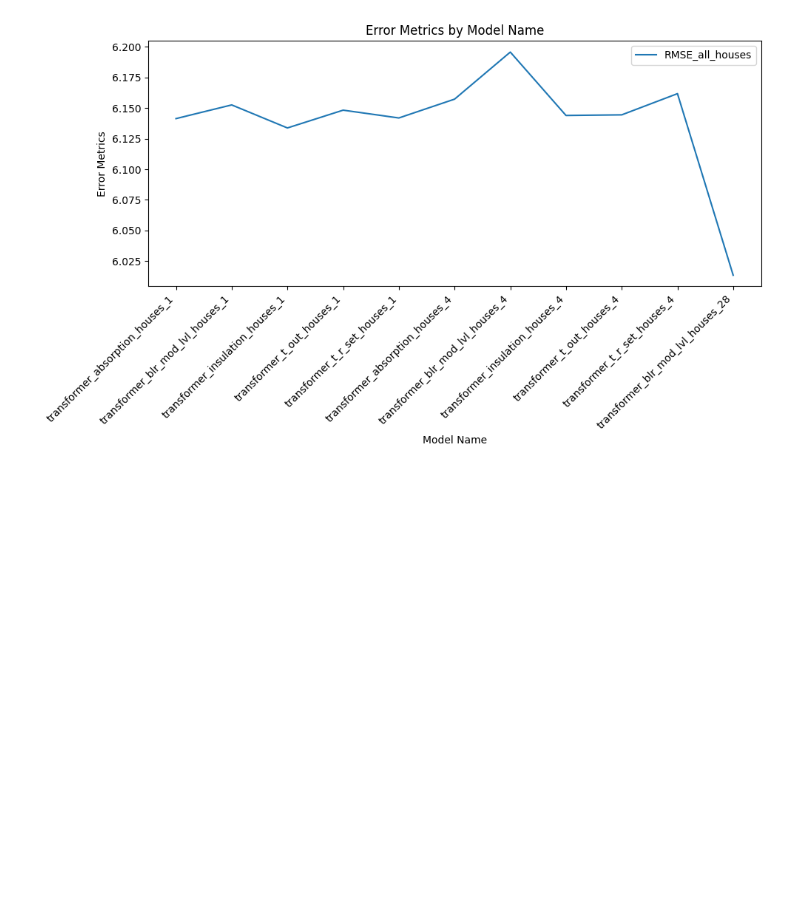
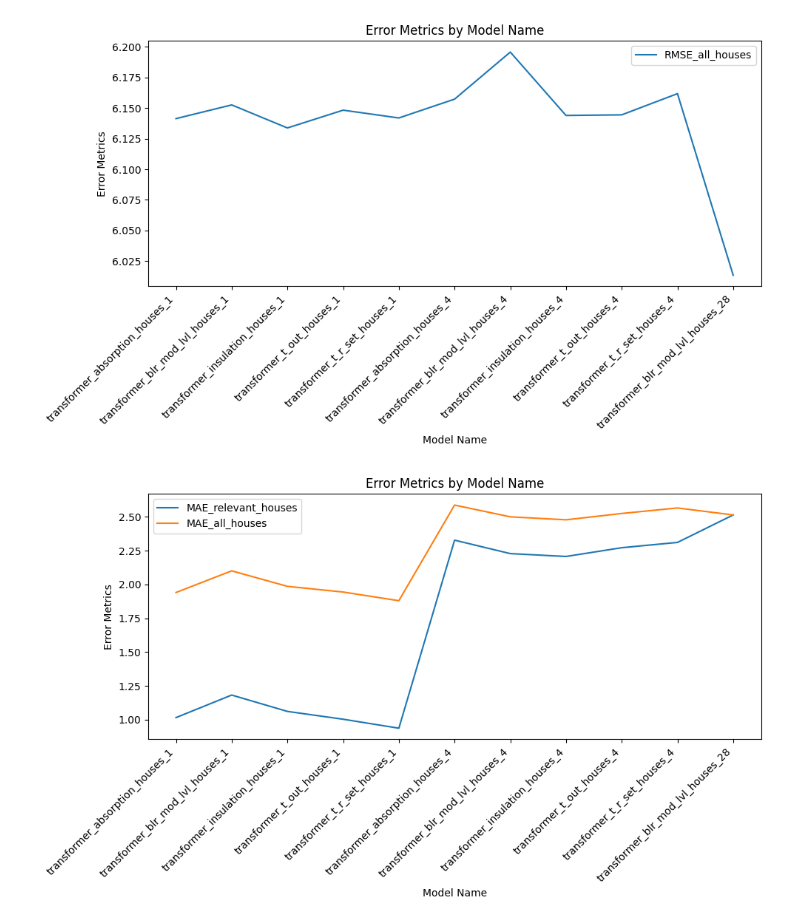
Before and after one commit to GeorgiosKalaras/boilers, a Jupyter notebook: code/processing_data_display.ipynb, the cells around one changed output. Saved outputs shown, nothing was run; the diff lists cells and outputs as text; code cells hidden in the pictures; blank space fills up the shorter version.

Commit message:
see what is going on!!! not good metrics

```diff
--- a/code/processing_data_display.ipynb
+++ b/code/processing_data_display.ipynb
@@ -128,3 +128,7 @@ plot_error_metrics_columns(['MAE_all_houses'])
 plot_error_metrics_columns(['RMSE_all_houses'])
 # %% [output]
 [figure]
+# %%
+plot_error_metrics_columns(['MAE_relevant_houses', 'MAE_all_houses'])
+# %% [output]
+[figure, added]
```
Also changed, not shown: parts of 1 cell of this notebook, 2 other files.
